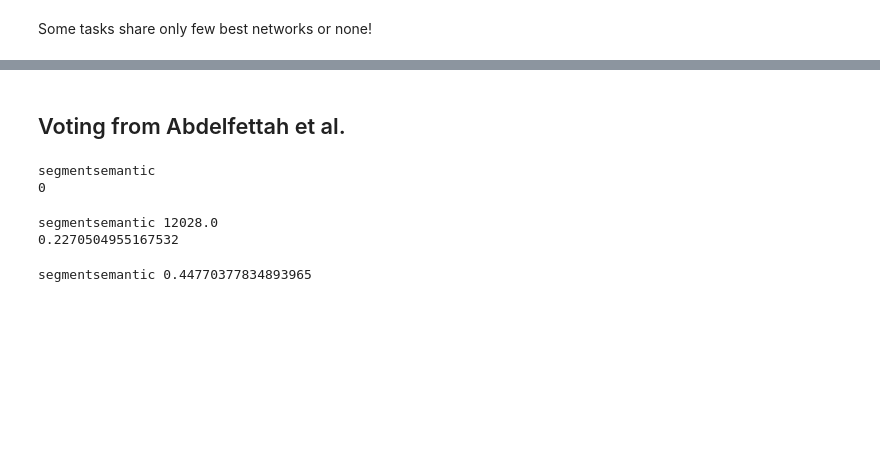
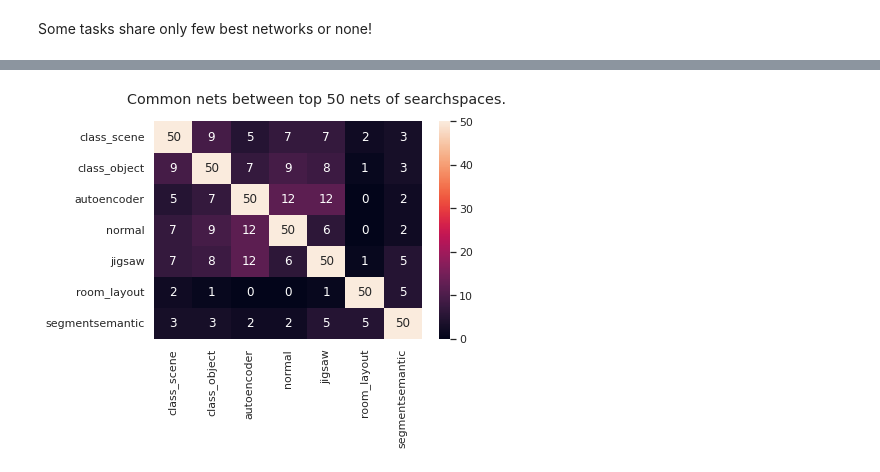
Before and after one commit to gabikadlecova/zc_combine, a Jupyter notebook: analyze_zc_results.ipynb, the cells around one changed output, grey strips where cells are left out. Drawn from its saved outputs; the diff is of its cells as text; code cells hidden in the pictures; blank space fills up the shorter version.

Commit message:
Refactored filtering and plots.

```diff
--- a/analyze_zc_results.ipynb
+++ b/analyze_zc_results.ipynb
@@ -243,2 +17,9 @@ def plot_top_proxies_filtered(dfs, zc, filter_zc, quantile=0.9, top_k=3, figsize
+# %%
+from zc_combine.utils.naslib_utils import parse_scores, load_search_space
+from zc_combine.ensemble.filter import common_n_largest, filter_by_zc_task
+from zc_combine.utils.plot_utils import plot_common_networks, plot_accuracy_histogram, plot_top_quantile_zc, plot_networks_zc
+from zc_combine.ensemble.eval import eval_zc
+
+naslib_path = '../zero_cost/NASLib'
 # %% [markdown]
 # Transbench101 macro
@@ -252,3 +26,7 @@ with open(f'NASLib/naslib/data/{what}.json', 'r') as f:
+# %%
+what = 'zc_transbench101_macro'
+
+zc_transbench101_macro = load_search_space(naslib_path, what)
 # %%
 dfs = parse_scores(zc_transbench101_macro)
 # %% [markdown]
@@ -419,2 +33,0 @@ plot_top_proxies_filtered(dfs, 'flops', 'nwot')
-# %% [markdown]
-## Voting from Abdelfettah et al.
@@ -425,49 +34,8 @@ ranks = {}
-# %%
-import numpy as np
-
-dfs_what = dfs
-dataset = 'segmentsemantic'
-df = dfs[dataset]
-
-concordant[dataset] = 0
-vote[dataset] = []
-ranks[dataset] = []
-print(dataset)
-
-for i in range(len(df)):
-  if i % 5000 == 0:
-    print(i)
-
-  diffs = [(df.iloc[i][m] - df[m]) for m in ['synflow', 'jacov', 'snip']]
-  diffs = np.sign(sum([np.sign(d) for d in diffs]))
-  vote[dataset].append(diffs)
-
-  true_rank = np.sign(df.iloc[i]['val_accs'] - df['val_accs'])
-  ranks[dataset].append(true_rank)
-
-  concordant[dataset] += np.sum((true_rank * diffs) > 0)
-# %% [output]
-segmentsemantic
-0
-# %%
-vote_matrix = np.array(vote[dataset])
-rank_matrix = np.array(ranks[dataset])
-index = df[df['nwot'] > df['nwot'].quantile(0.9)].index
-
-top_votes = np.triu(vote_matrix[index][:, index])
-top_ranks = np.triu(rank_matrix[index][:, index])
-
-num = len(top_votes) * len(top_votes) / 2 - len(top_votes) / 2
-print(dataset, np.sum(top_ranks == top_votes) - num)
-print((np.sum(top_ranks == top_votes) - num) / num)
-# %% [output]
-segmentsemantic 12028.0
-0.2270504955167532
-# %%
-for d, c in concordant.items():
-  l = len(dfs[d])
-  pairs = c / 2 - l / 2
-  possible = l * l /2 - l / 2
-  print(d, pairs / possible)
-# %% [output]
-segmentsemantic 0.44770377834893965
+# %%
+n_largest = 50
+inds, common_nets = common_n_largest(dfs, n_largest=n_largest)
+
+plot_common_networks(common_nets, inds, n_largest=n_largest)
+plt.show()
+# %% [output]
+[figure, added]
```
Also changed, not shown: parts of 60 cells of this notebook, 3 other files.
